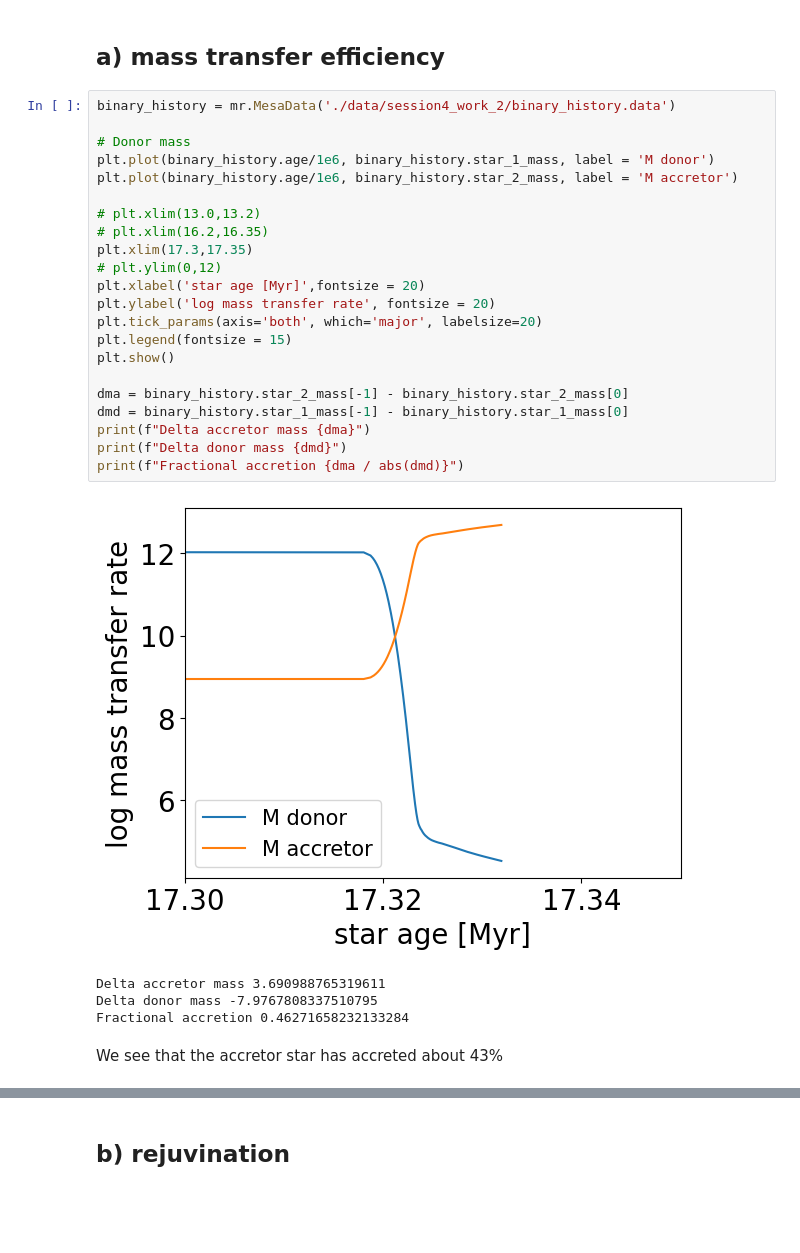
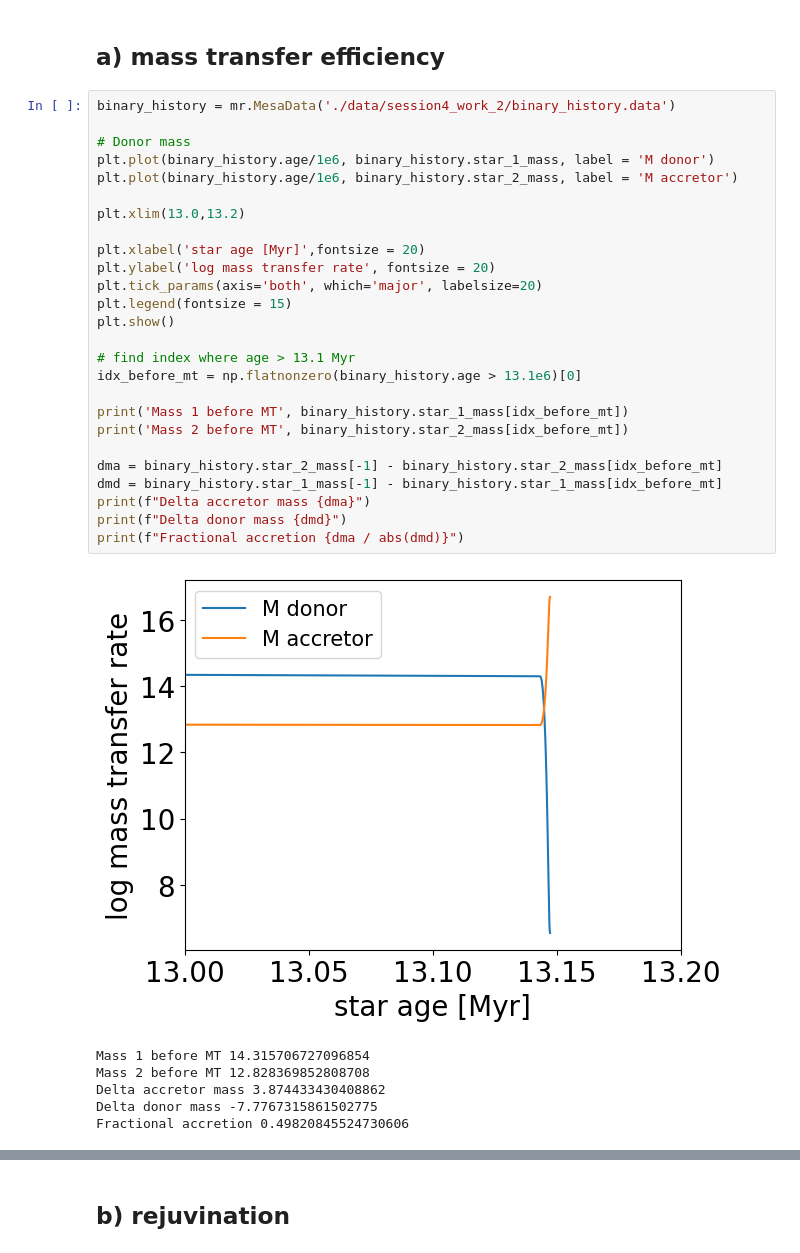
Before and after one commit to LiekeVanSon/ASBE-course, a Jupyter notebook: practicum/session4/solutions_session4/solutions_session4.ipynb, the cells around one changed output, grey strips where cells are left out. Drawn from its saved outputs; the diff is of its cells as text; blank space fills up the shorter version.

```diff
--- a/practicum/session4/solutions_session4/solutions_session4.ipynb
+++ b/practicum/session4/solutions_session4/solutions_session4.ipynb
@@ -274,29 +274,33 @@ plt.show()
 # %%
 binary_history = mr.MesaData('./data/session4_work_2/binary_history.data')
 
 # Donor mass
 plt.plot(binary_history.age/1e6, binary_history.star_1_mass, label = 'M donor')
 plt.plot(binary_history.age/1e6, binary_history.star_2_mass, label = 'M accretor')
 
-# plt.xlim(13.0,13.2)
-# plt.xlim(16.2,16.35)
-plt.xlim(17.3,17.35)
-# plt.ylim(0,12)
+plt.xlim(13.0,13.2)
+
 plt.xlabel('star age [Myr]',fontsize = 20)
 plt.ylabel('log mass transfer rate', fontsize = 20)
 plt.tick_params(axis='both', which='major', labelsize=20)
 plt.legend(fontsize = 15)
 plt.show()
 
-dma = binary_history.star_2_mass[-1] - binary_history.star_2_mass[0]
-dmd = binary_history.star_1_mass[-1] - binary_history.star_1_mass[0]
+# find index where age > 13.1 Myr
+idx_before_mt = np.flatnonzero(binary_history.age > 13.1e6)[0]
+
+print('Mass 1 before MT', binary_history.star_1_mass[idx_before_mt])
+print('Mass 2 before MT', binary_history.star_2_mass[idx_before_mt])
+
+dma = binary_history.star_2_mass[-1] - binary_history.star_2_mass[idx_before_mt]
+dmd = binary_history.star_1_mass[-1] - binary_history.star_1_mass[idx_before_mt]
 print(f"Delta accretor mass {dma}")
 print(f"Delta donor mass {dmd}")
 print(f"Fractional accretion {dma / abs(dmd)}")
 # %% [output]
-[figure, old version]
+[figure, new version]
-Delta accretor mass 3.690988765319611
-Delta donor mass -7.9767808337510795
-Fractional accretion 0.46271658232133284
+Mass 1 before MT 14.315706727096854
+Mass 2 before MT 12.828369852808708
+Delta accretor mass 3.874433430408862
+Delta donor mass -7.7767315861502775
+Fractional accretion 0.49820845524730606
-# %% [markdown]
-We see that the accretor star has accreted about 43%
```
Also changed, not shown: parts of 4 cells of this notebook, 10 other files.
